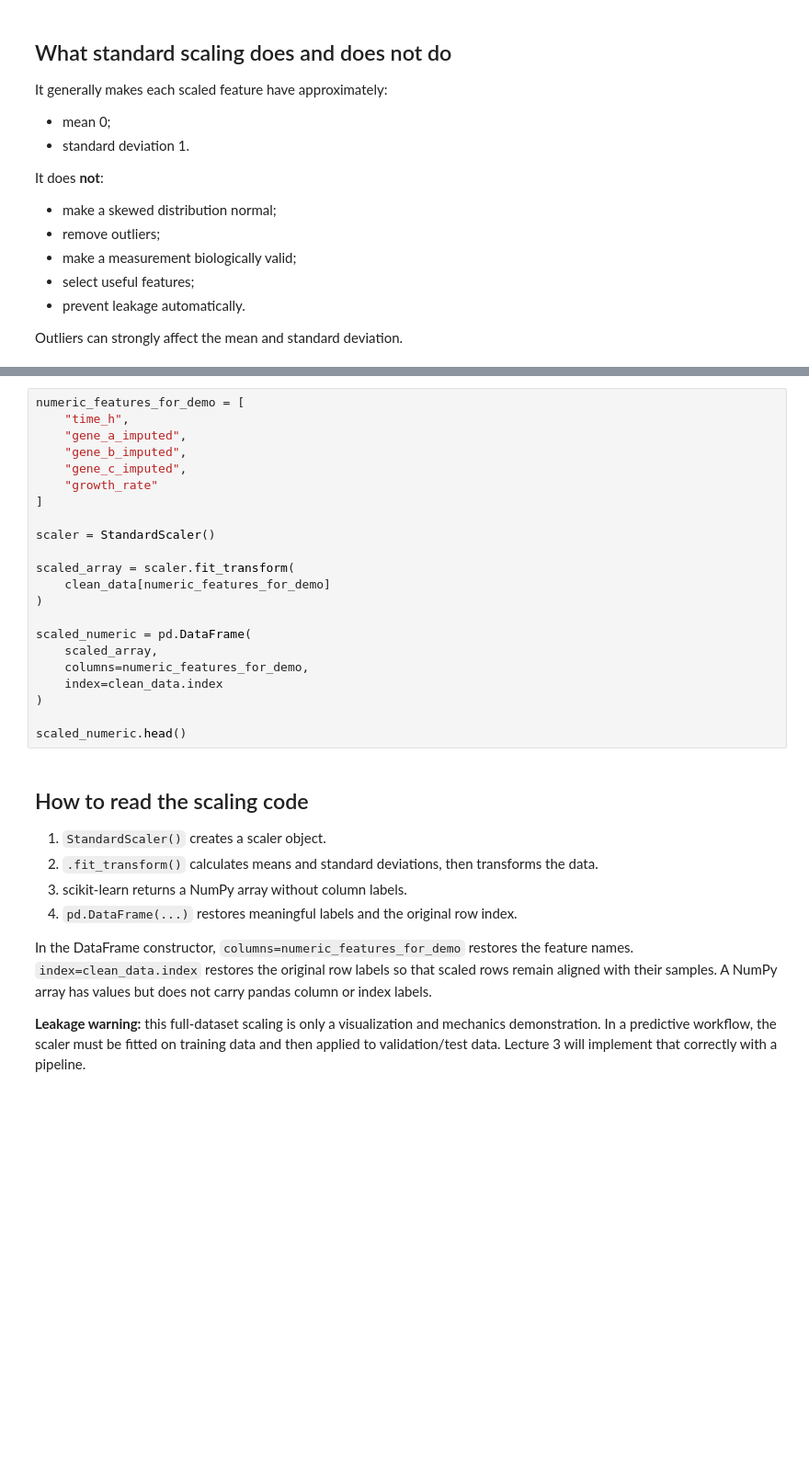
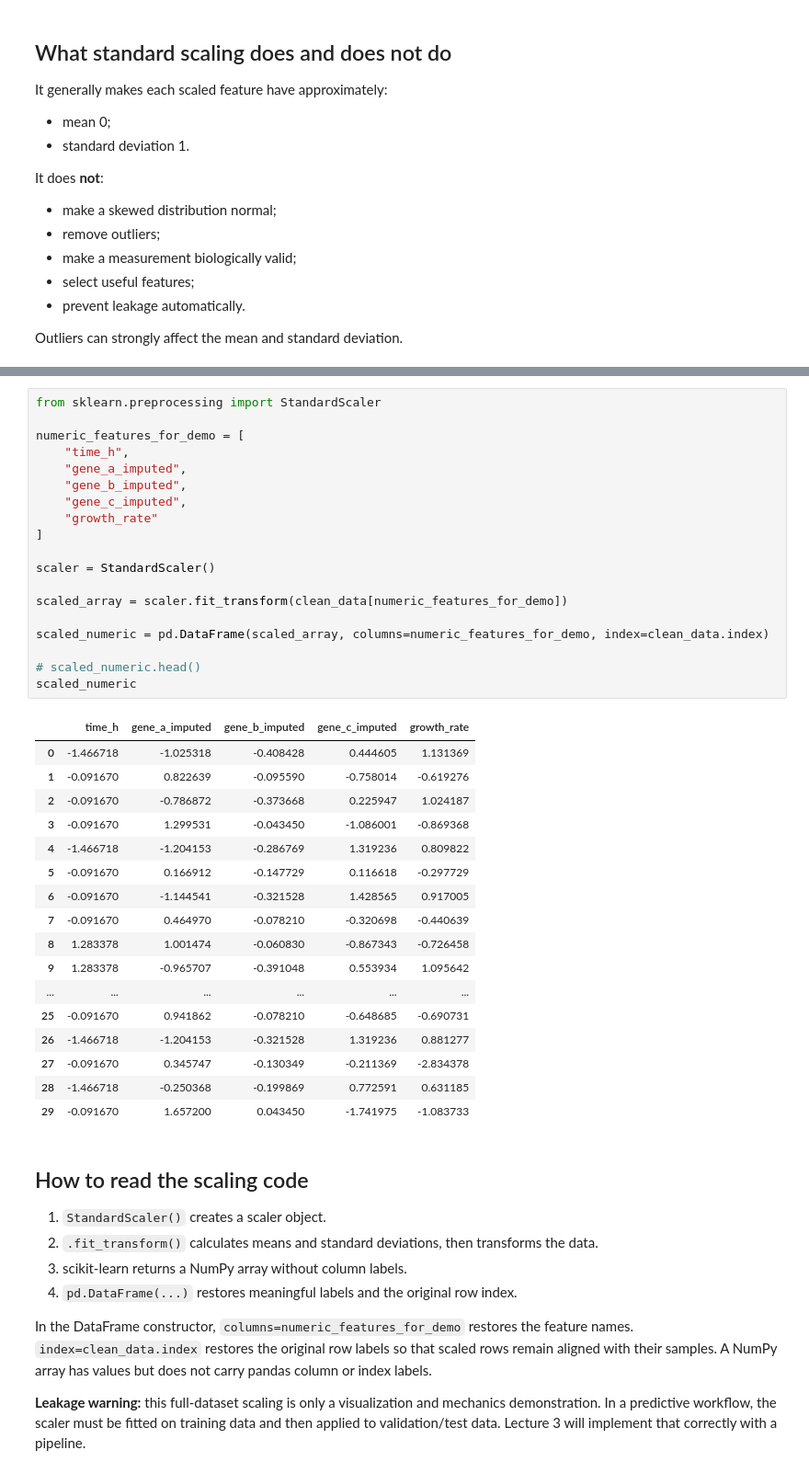
Before and after one commit to clabe-wekesa/BioinfoClassRoom, a Jupyter notebook: SBI812/Lecture_2.ipynb, the cells around one changed output, grey strips where cells are left out. Shown at 92% size. Cells and saved outputs as stored; diff of their text form; blank space fills up the shorter version.

```diff
--- a/SBI812/Lecture_2.ipynb
+++ b/SBI812/Lecture_2.ipynb
@@ -981,25 +1214,40 @@ Outliers can strongly affect the mean and standard deviation.
 # %%
+from sklearn.preprocessing import StandardScaler
+
 numeric_features_for_demo = [
     "time_h",
     "gene_a_imputed",
     "gene_b_imputed",
     "gene_c_imputed",
     "growth_rate"
 ]
 
 scaler = StandardScaler()
 
-scaled_array = scaler.fit_transform(
-    clean_data[numeric_features_for_demo]
-)
+scaled_array = scaler.fit_transform(clean_data[numeric_features_for_demo])
 
-scaled_numeric = pd.DataFrame(
-    scaled_array,
-    columns=numeric_features_for_demo,
-    index=clean_data.index
-)
+scaled_numeric = pd.DataFrame(scaled_array, columns=numeric_features_for_demo, index=clean_data.index)
 
-scaled_numeric.head()
+# scaled_numeric.head()
+scaled_numeric
+# %% [output]
+|  | time_h | gene_a_imputed | gene_b_imputed | gene_c_imputed | growth_rate |
+| 0 | -1.466718 | -1.025318 | -0.408428 | 0.444605 | 1.131369 |
+| 1 | -0.091670 | 0.822639 | -0.095590 | -0.758014 | -0.619276 |
+| 2 | -0.091670 | -0.786872 | -0.373668 | 0.225947 | 1.024187 |
+| 3 | -0.091670 | 1.299531 | -0.043450 | -1.086001 | -0.869368 |
+| 4 | -1.466718 | -1.204153 | -0.286769 | 1.319236 | 0.809822 |
+| 5 | -0.091670 | 0.166912 | -0.147729 | 0.116618 | -0.297729 |
+| 6 | -0.091670 | -1.144541 | -0.321528 | 1.428565 | 0.917005 |
+| 7 | -0.091670 | 0.464970 | -0.078210 | -0.320698 | -0.440639 |
+| 8 | 1.283378 | 1.001474 | -0.060830 | -0.867343 | -0.726458 |
+| 9 | 1.283378 | -0.965707 | -0.391048 | 0.553934 | 1.095642 |
+| ... | ... | ... | ... | ... | ... |
+| 25 | -0.091670 | 0.941862 | -0.078210 | -0.648685 | -0.690731 |
+| 26 | -1.466718 | -1.204153 | -0.321528 | 1.319236 | 0.881277 |
+| 27 | -0.091670 | 0.345747 | -0.130349 | -0.211369 | -2.834378 |
+| 28 | -1.466718 | -0.250368 | -0.199869 | 0.772591 | 0.631185 |
+| 29 | -0.091670 | 1.657200 | 0.043450 | -1.741975 | -1.083733 |
 # %% [markdown]
 ## How to read the scaling code
 
```
Also changed, not shown: parts of 36 cells of this notebook, 10 other files.
